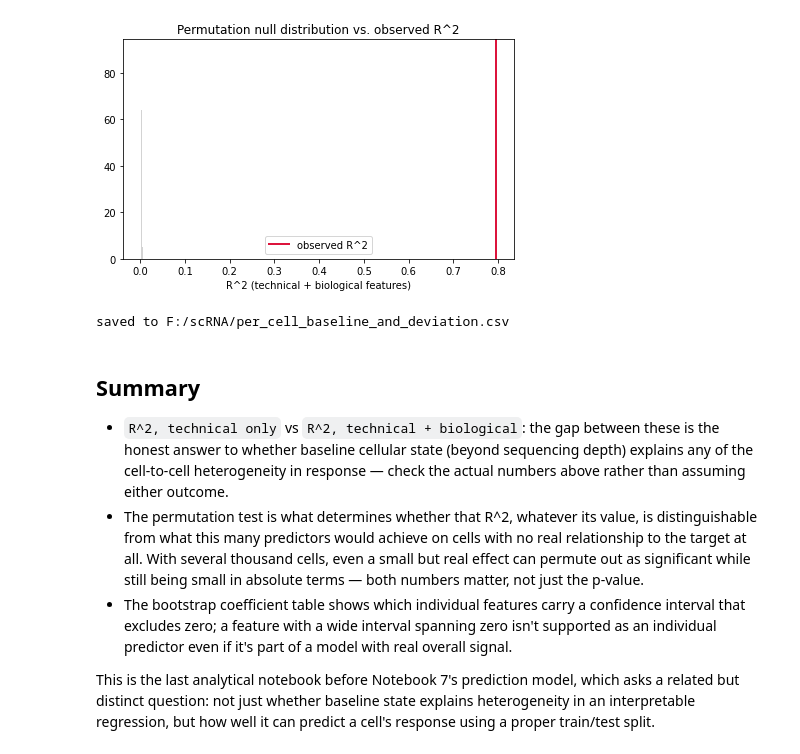
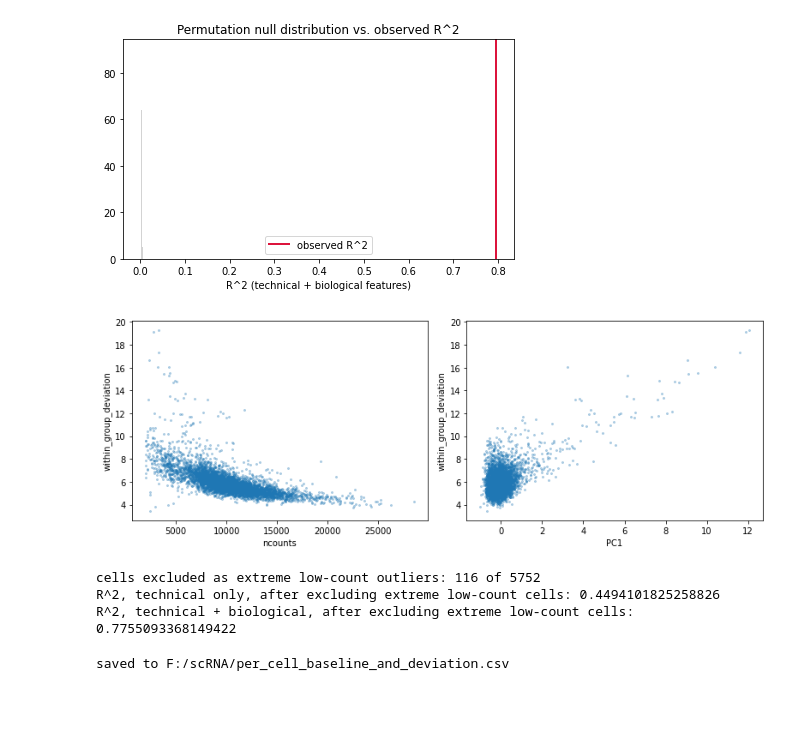
Before and after one commit to najmehjabbari2024-deln/perturbation-response-heterogeneity, a Jupyter notebook: notebooks/06_baseline_state_analysis.ipynb, the cells around one changed output. Drawn from its saved outputs; the diff is of its cells as text; code cells hidden in the pictures; blank space fills up the shorter version.

```diff
--- a/notebooks/06_baseline_state_analysis.ipynb
+++ b/notebooks/06_baseline_state_analysis.ipynb
@@ -180,6 +180,34 @@ plt.tight_layout()
 plt.show()
 # %% [output]
 [figure]
+# %%
+fig, axes = plt.subplots(1, 2, figsize=(11, 4))
+axes[0].scatter(adata.obs["ncounts"], adata.obs["within_group_deviation"], s=4, alpha=0.3)
+axes[0].set_xlabel("ncounts")
+axes[0].set_ylabel("within_group_deviation")
+
+axes[1].scatter(biological_features["PC1"], adata.obs["within_group_deviation"], s=4, alpha=0.3)
+axes[1].set_xlabel("PC1")
+axes[1].set_ylabel("within_group_deviation")
+
+plt.tight_layout()
+plt.show()
+# %% [output]
+[figure, added]
+# %%
+low_count_cutoff = np.percentile(adata.obs["ncounts"], 2)
+keep = adata.obs["ncounts"].values > low_count_cutoff
+print("cells excluded as extreme low-count outliers:", (~keep).sum(), "of", len(keep))
+
+_, r2_technical_trimmed = fit_r2(X_technical[keep], target[keep])
+_, r2_full_trimmed = fit_r2(X_full[keep], target[keep])
+
+print("R^2, technical only, after excluding extreme low-count cells:", r2_technical_trimmed)
+print("R^2, technical + biological, after excluding extreme low-count cells:", r2_full_trimmed)
+# %% [output]
+cells excluded as extreme low-count outliers: 116 of 5752
+R^2, technical only, after excluding extreme low-count cells: 0.4494101825258826
+R^2, technical + biological, after excluding extreme low-count cells: 0.7755093368149422
 # %%
 output_path = "F:/scRNA/response_heterogeneity_summary.csv"
 adata.obs[["perturbation", "within_group_deviation", "ncounts", "ngenes", "percent_ribo"]].to_csv(
@@ -188,23 +216,3 @@ adata.obs[["perturbation", "within_group_deviation", "ncounts", "ngenes", "perce
 print("saved to F:/scRNA/per_cell_baseline_and_deviation.csv")
 # %% [output]
 saved to F:/scRNA/per_cell_baseline_and_deviation.csv
-# %% [markdown]
-## Summary
-
-- `R^2, technical only` vs `R^2, technical + biological`: the gap between these is the honest
-  answer to whether baseline cellular state (beyond sequencing depth) explains any of the
-  cell-to-cell heterogeneity in response — check the actual numbers above rather than assuming
-  either outcome.
-- The permutation test is what determines whether that R^2, whatever its value, is
-  distinguishable from what this many predictors would achieve on cells with no real
-  relationship to the target at all. With several thousand cells, even a small but real
-  effect can permute out as significant while still being small in absolute terms — both
-  numbers matter, not just the p-value.
-- The bootstrap coefficient table shows which individual features carry a confidence interval
-  that excludes zero; a feature with a wide interval spanning zero isn't supported as an
-  individual predictor even if it's part of a model with real overall signal.
-
-This is the last analytical notebook before Notebook 7's prediction model, which asks a
-related but distinct question: not just whether baseline state explains heterogeneity in an
-interpretable regression, but how well it can predict a cell's response using a proper
-train/test split.
```
Also changed, not shown: 9 other files.
